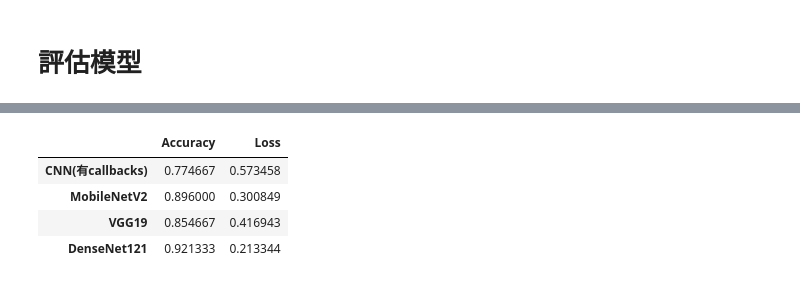
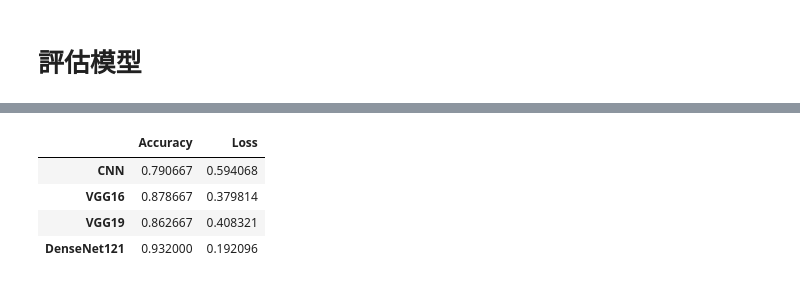
Before and after one commit to zxcv1230174/colorectal-histology-web-page-identification, a Jupyter notebook: colorectal_histology專題模型訓練.ipynb, the cells around one changed output, grey strips where cells are left out. Saved outputs shown, nothing was run; the diff lists cells and outputs as text; code cells hidden in the pictures.

```diff
--- a/colorectal_histology專題模型訓練.ipynb
+++ b/colorectal_histology專題模型訓練.ipynb
@@ -84,15 +86,16 @@ Trainable params: 4879560 (18.61 MB)
 Non-trainable params: 0 (0.00 Byte)
 _________________________________________________________________
 # %%
-# 使用 TensorFlow Hub 中的 MobileNetV2 預訓練模型
-MNV2_model = hub.load("https://tfhub.dev/google/tf2-preview/mobilenet_v2/classification/4")
-# 凍結預訓練模型的權重
-MNV2_model.trainable = False
+# 建立 VGG16 模型
+VGG16_model = tf.keras.applications.VGG16(input_shape=input_shapes, include_top=False, weights='imagenet')
+# 凍結 VGG16 的權重
+VGG16_model.trainable = False
 
 model_2 = models.Sequential()
-model_2.add(hub.KerasLayer(MNV2_model, trainable=False, input_shape=input_shapes))
+model_2.add(VGG16_model)
 model_2.add(layers.Flatten())
-model_2.add(layers.Dense(128, activation='relu'))
+model_2.add(layers.Dense(256, activation='relu'))
+model_2.add(layers.Dropout(0.5))
 model_2.add(layers.Dense(info.features['label'].num_classes, activation='softmax'))
 model_2.summary()
 # 編譯模型
@@ -286,10 +293,10 @@ for model in model_list:
 # %%
-result.index = ['CNN(有callbacks)', 'MobileNetV2', 'VGG19', 'DenseNet121']
+result.index = ['CNN', 'VGG16', 'VGG19', 'DenseNet121']
 
 result
 # %% [output]
 |  | Accuracy | Loss |
-| CNN(有callbacks) | 0.774667 | 0.573458 |
-| MobileNetV2 | 0.896000 | 0.300849 |
-| VGG19 | 0.854667 | 0.416943 |
-| DenseNet121 | 0.921333 | 0.213344 |
+| CNN | 0.790667 | 0.594068 |
+| VGG16 | 0.878667 | 0.379814 |
+| VGG19 | 0.862667 | 0.408321 |
+| DenseNet121 | 0.932000 | 0.192096 |
```
Also changed, not shown: parts of 13 cells of this notebook.
